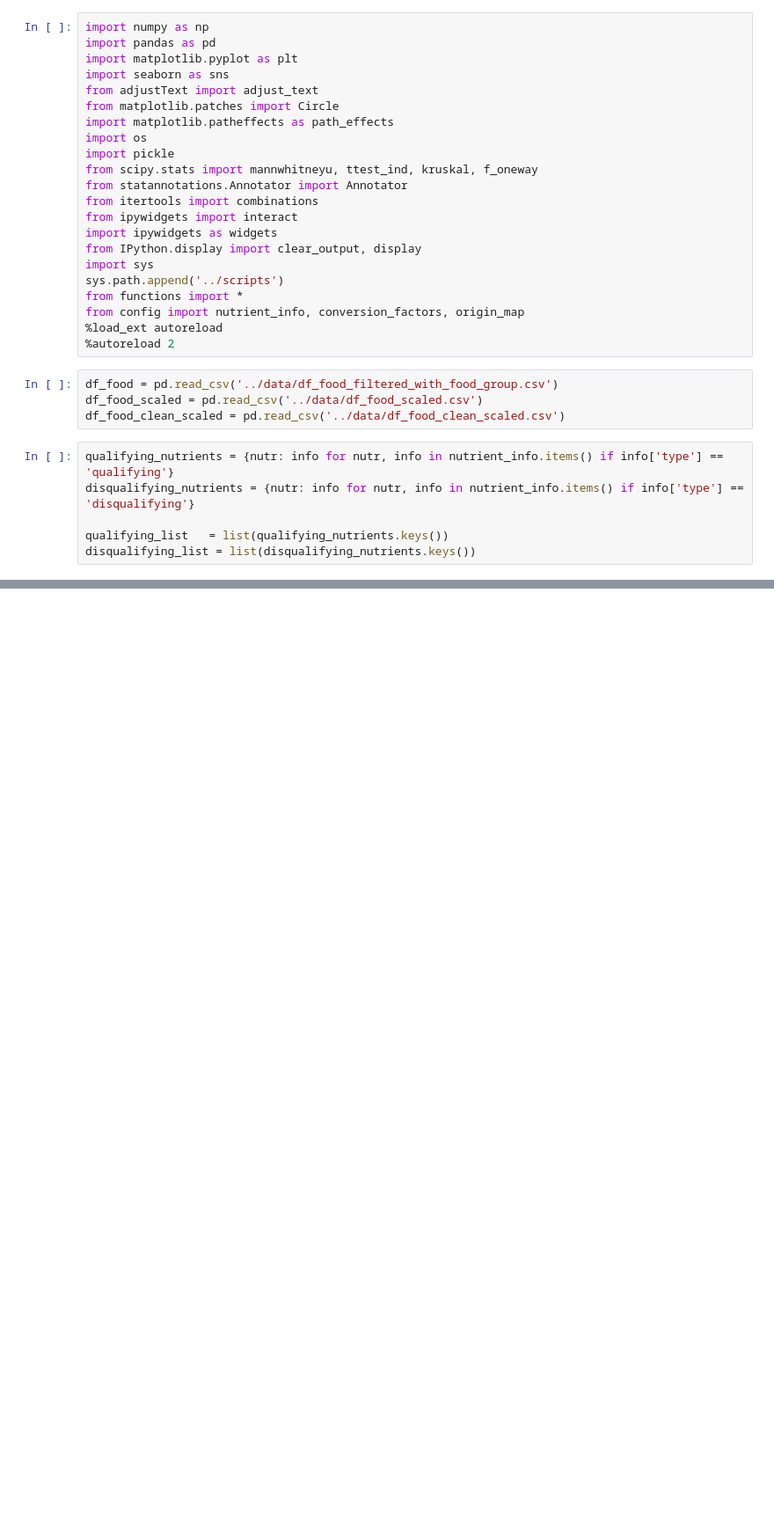
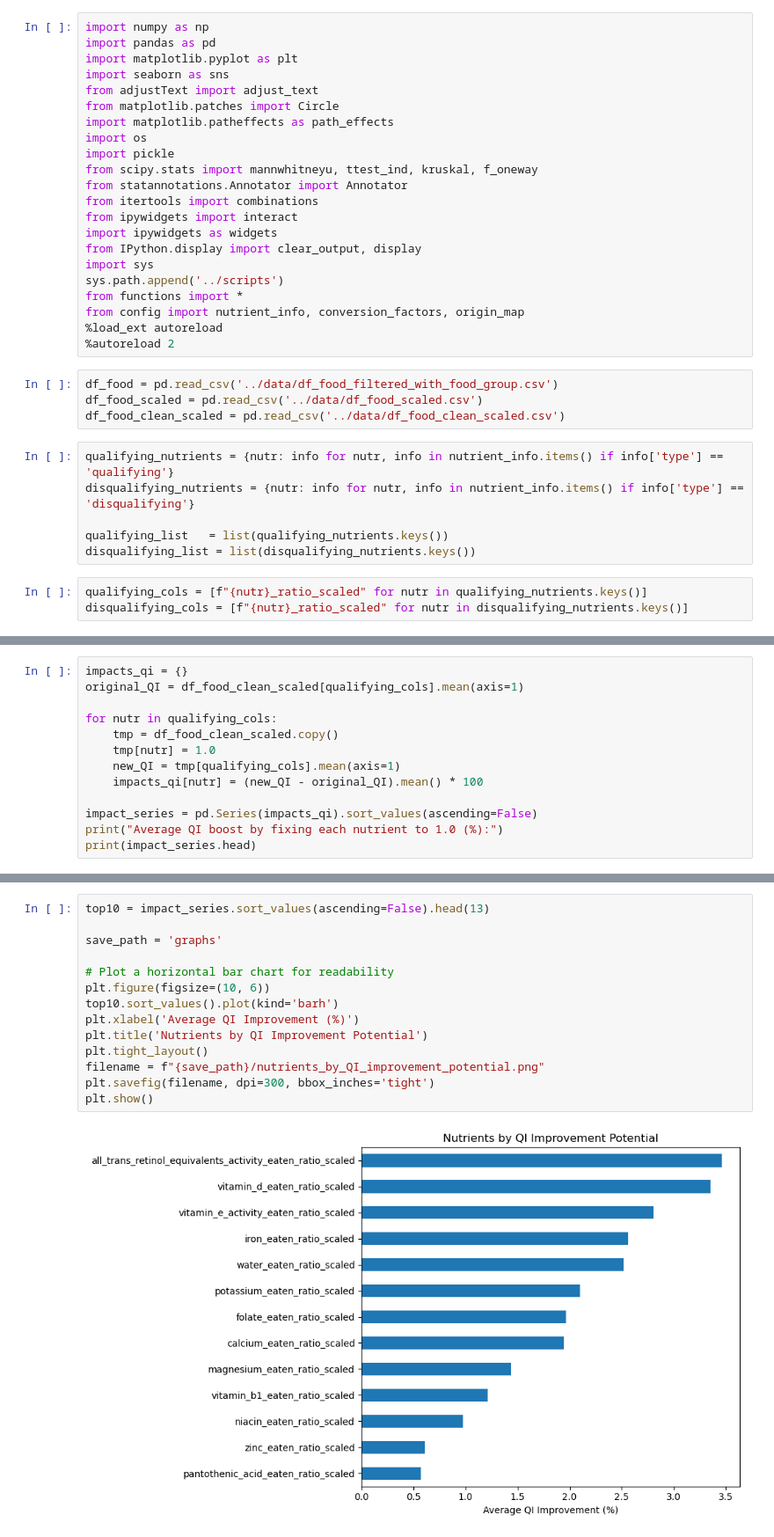
Before and after one commit to sskyxx/Bachelor-Project, a Jupyter notebook: analysis/impact_on_indices.ipynb, the cells around one changed output, grey strips where cells are left out. Shown: that part at 88% size. Saved outputs shown, nothing was run; the diff lists cells and outputs as text; blank space fills up the shorter version.

Commit message:
QI improvement and nutrients distribution

```diff
--- a/analysis/impact_on_indices.ipynb
+++ b/analysis/impact_on_indices.ipynb
@@ -30,4 +30,7 @@ disqualifying_nutrients = {nutr: info for nutr, info in nutrient_info.items() if
 
 qualifying_list   = list(qualifying_nutrients.keys())
 disqualifying_list = list(disqualifying_nutrients.keys())
+# %%
+qualifying_cols = [f"{nutr}_ratio_scaled" for nutr in qualifying_nutrients.keys()]
+disqualifying_cols = [f"{nutr}_ratio_scaled" for nutr in disqualifying_nutrients.keys()]
 # %%
@@ -149,0 +70,13 @@ Passing `palette` without assigning `hue` is deprecated and will be removed in v
+# %%
+impacts_qi = {}
+original_QI = df_food_clean_scaled[qualifying_cols].mean(axis=1)
+
+for nutr in qualifying_cols:
+    tmp = df_food_clean_scaled.copy()
+    tmp[nutr] = 1.0
+    new_QI = tmp[qualifying_cols].mean(axis=1)
+    impacts_qi[nutr] = (new_QI - original_QI).mean() * 100
+
+impact_series = pd.Series(impacts_qi).sort_values(ascending=False)
+print("Average QI boost by fixing each nutrient to 1.0 (%):")
+print(impact_series.head)
@@ -149,0 +101,16 @@ Passing `palette` without assigning `hue` is deprecated and will be removed in v
+# %%
+top10 = impact_series.sort_values(ascending=False).head(13)
+
+save_path = 'graphs'
+
+# Plot a horizontal bar chart for readability
+plt.figure(figsize=(10, 6))
+top10.sort_values().plot(kind='barh')
+plt.xlabel('Average QI Improvement (%)')
+plt.title('Nutrients by QI Improvement Potential')
+plt.tight_layout()
+filename = f"{save_path}/nutrients_by_QI_improvement_potential.png"
+plt.savefig(filename, dpi=300, bbox_inches='tight')
+plt.show()
+# %% [output]
+[figure, added]
```
Also changed, not shown: parts of 6 cells of this notebook, 22 other files.
